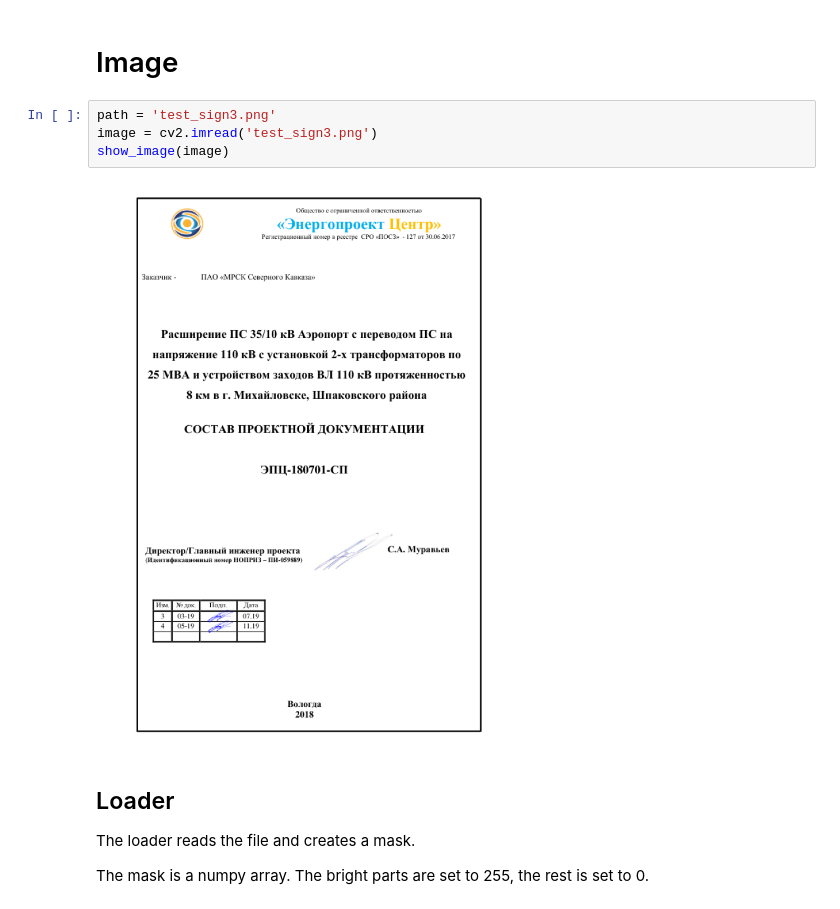
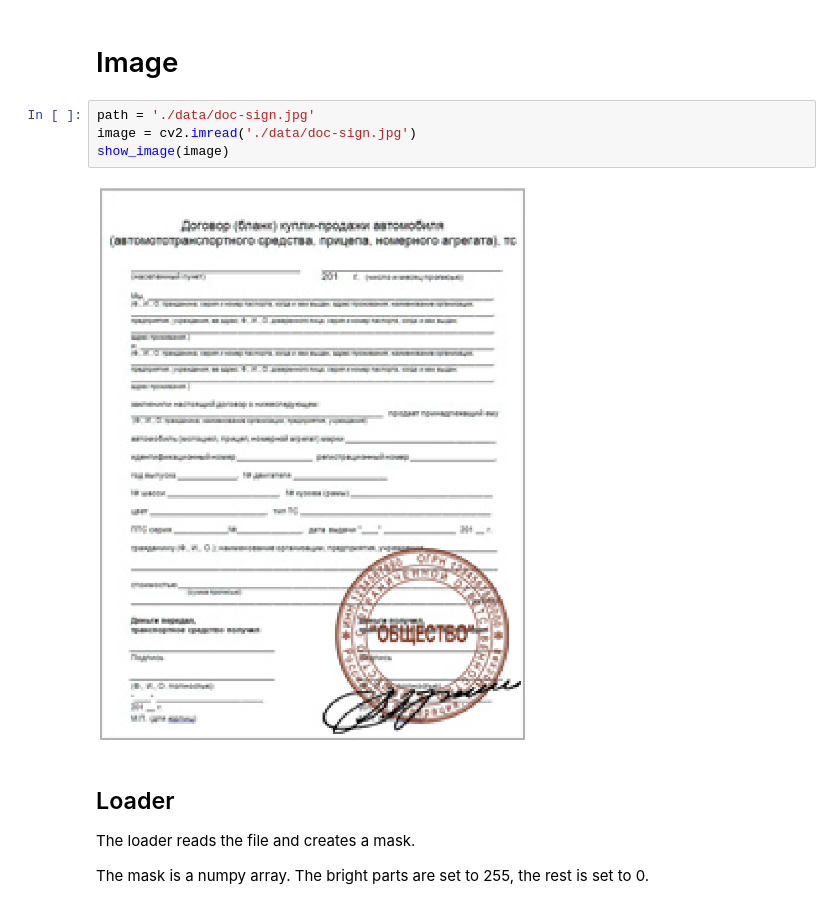
Before and after one commit to MyHorizonn/astra_best_neuro, a Jupyter notebook: for_tests.ipynb, the cells around one changed output. Drawn from its saved outputs; the diff is of its cells as text.

```diff
--- a/for_tests.ipynb
+++ b/for_tests.ipynb
@@ -153,11 +282,11 @@ def show_image(img):
 # %% [markdown]
 # Image
 # %%
-path = 'test_sign3.png'
-image = cv2.imread('test_sign3.png')
+path = './data/doc-sign.jpg'
+image = cv2.imread('./data/doc-sign.jpg')
 show_image(image)
 # %% [output]
-[figure, old version]
+[figure, new version]
 # %% [markdown]
 ## Loader
 
```
Also changed, not shown: parts of 19 cells of this notebook, 17 other files.
